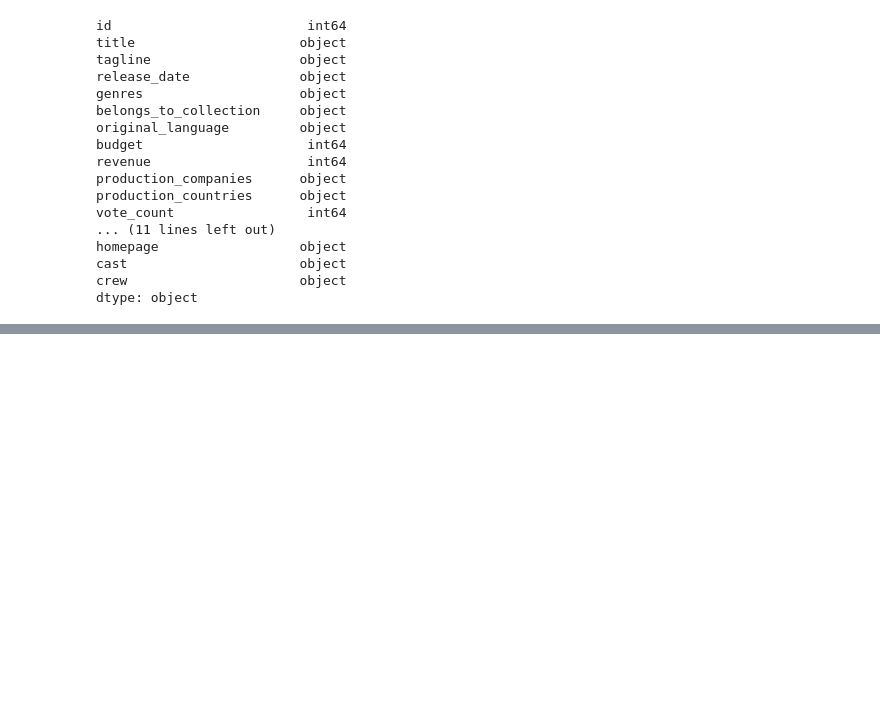
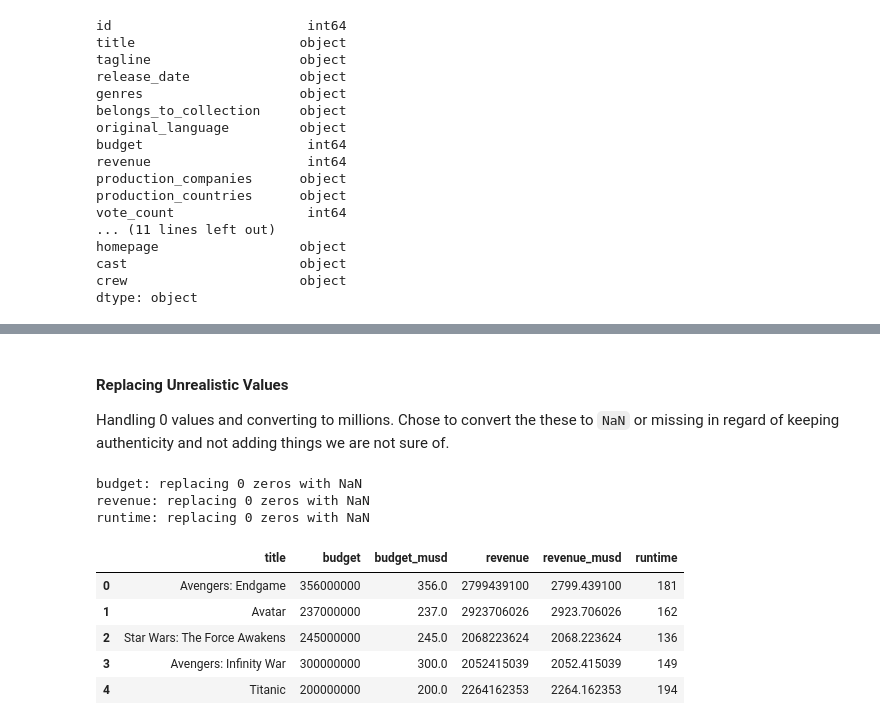
Before and after one commit to ar-le-tte/TMDB-Movie-Analysis, a Jupyter notebook: arlette_tmb_movies_analysis.ipynb, the cells around one changed output, grey strips where cells are left out. Saved outputs shown, nothing was run; the diff lists cells and outputs as text; code cells hidden in the pictures; blank space fills up the shorter version.

```diff
--- a/arlette_tmb_movies_analysis.ipynb
+++ b/arlette_tmb_movies_analysis.ipynb
@@ -160,0 +272,13 @@ dtype: object
+# %%
+# Cast
+cast_info = movie_df["cast"].apply(lambda x: pd.Series(get_cast_info(x)))
+movie_df["cast"] = cast_info[0]
+movie_df["cast_size"] = cast_info[1]
+
+#Crew
+movie_df["director"] = movie_df["crew"].apply(get_director)
+movie_df["crew_size"] = movie_df["crew"].apply(get_crew_size)
+
+# Now we can drop the original column
+movie_df = movie_df.drop(columns=["crew"])
+movie_df[["title", "cast", "cast_size", "director", "crew_size"]].head()
@@ -160,0 +294,13 @@ dtype: object
+# %%
+# Numeric columns
+numeric_cols = ["budget", "revenue", "id", "popularity", "vote_count", "vote_average", "runtime"]
+
+for col in numeric_cols:
+    if col in movie_df.columns:
+        movie_df[col] = pd.to_numeric(movie_df[col], errors="coerce")
+
+# Release_date to datetime
+if "release_date" in movie_df.columns:
+    movie_df["release_date"] = pd.to_datetime(movie_df["release_date"], errors="coerce")
+
+movie_df.dtypes
@@ -160,0 +325,27 @@ dtype: object
+# %% [markdown]
+#### **Replacing Unrealistic Values**
+
+Handling 0 values and converting to millions. Chose to convert the these to `NaN` or missing in regard of keeping authenticity and not adding things we are not sure of.
+# %%
+for col in ["budget", "revenue", "runtime"]:
+    if col in movie_df.columns:
+        n_zeros = (movie_df[col] == 0).sum()
+        print(f"{col}: replacing {n_zeros} zeros with NaN")
+        movie_df[col] = movie_df[col].replace(0, np.nan)
+
+
+# Million conversion
+movie_df["budget_musd"] = movie_df["budget"] / 1_000_000
+movie_df["revenue_musd"] = movie_df["revenue"] / 1_000_000
+
+movie_df[["title", "budget", "budget_musd", "revenue", "revenue_musd", "runtime"]].head()
+# %% [output]
+budget: replacing 0 zeros with NaN
+revenue: replacing 0 zeros with NaN
+runtime: replacing 0 zeros with NaN
+|  | title | budget | budget_musd | revenue | revenue_musd | runtime |
+| 0 | Avengers: Endgame | 356000000 | 356.0 | 2799439100 | 2799.439100 | 181 |
+| 1 | Avatar | 237000000 | 237.0 | 2923706026 | 2923.706026 | 162 |
+| 2 | Star Wars: The Force Awakens | 245000000 | 245.0 | 2068223624 | 2068.223624 | 136 |
+| 3 | Avengers: Infinity War | 300000000 | 300.0 | 2052415039 | 2052.415039 | 149 |
+| 4 | Titanic | 200000000 | 200.0 | 2264162353 | 2264.162353 | 194 |
```
Also changed, not shown: parts of 22 cells of this notebook.
